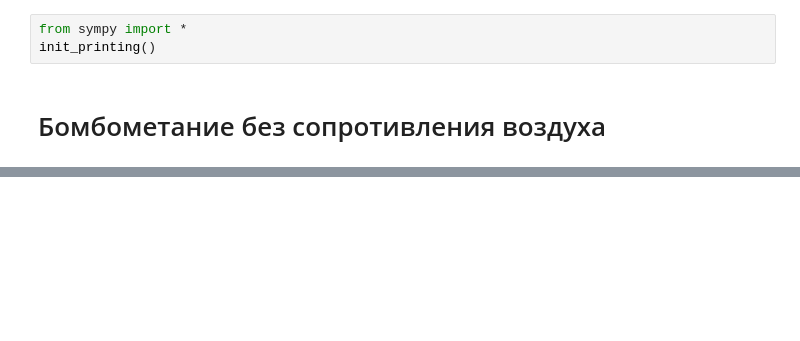
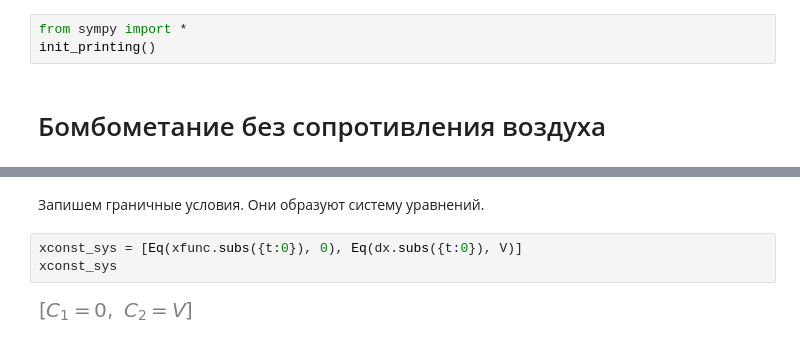
Before and after one commit to tatyderb/m2020, a Jupyter notebook: 4_text_tasks/4_5_drop_bomb.ipynb, the cells around one changed output, grey strips where cells are left out. Drawn from its saved outputs; the diff is of its cells as text; blank space fills up the shorter version.

```diff
--- a/4_text_tasks/4_5_drop_bomb.ipynb
+++ b/4_text_tasks/4_5_drop_bomb.ipynb
@@ -60,0 +79,7 @@ dsol
+# %% [markdown]
+Запишем граничные условия. Они образуют систему уравнений.
+# %%
+xconst_sys = [Eq(xfunc.subs({t:0}), 0), Eq(dx.subs({t:0}), V)]
+xconst_sys
+# %% [output]
+[figure, added]
```
Also changed, not shown: parts of 39 cells of this notebook.
